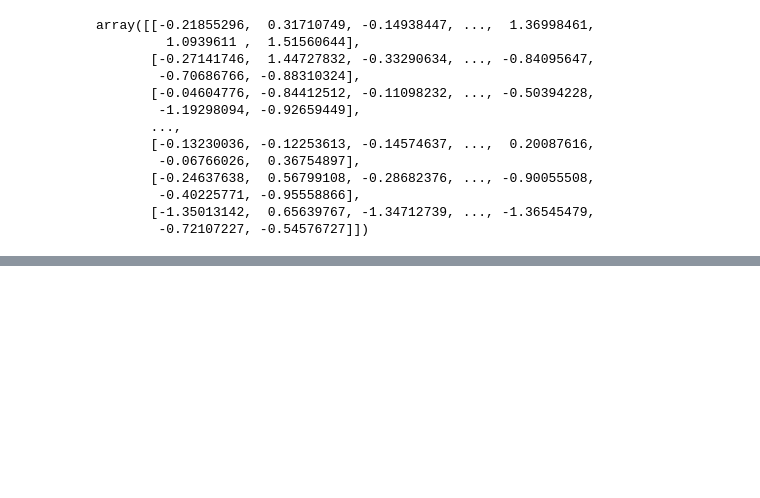
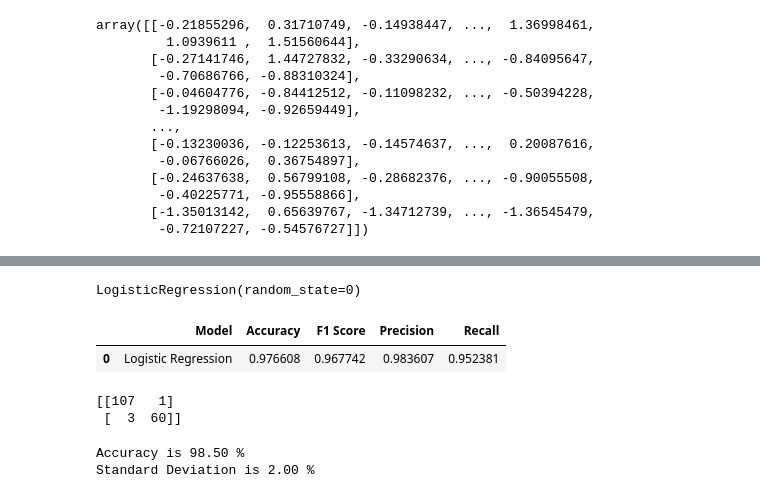
Before and after one commit to emmanuelepp/ml-projects, a Jupyter notebook: cancer-detection/cancerdetection.ipynb, the cells around one changed output, grey strips where cells are left out. Cells and saved outputs as stored; diff of their text form; code cells hidden in the pictures; blank space fills up the shorter version.

Commit message:
fix logistic regression

```diff
--- a/cancer-detection/cancerdetection.ipynb
+++ b/cancer-detection/cancerdetection.ipynb
@@ -259,0 +267,25 @@ array([[-0.21855296,  0.31710749, -0.14938447, ...,  1.36998461,
+# %%
+classifier_lr.fit(x_train,y_train)
+# %% [output]
+LogisticRegression(random_state=0)
+# %%
+y_prediction = classifier_lr.predict(x_test)
+# %%
+accuracy = accuracy_score(y_test,y_prediction)
+f1 = f1_score(y_test,y_prediction)
+prec = precision_score(y_test,y_prediction)
+rec = recall_score(y_test,y_prediction)
+# %%
+results = pd.DataFrame([['Logistic Regression', accuracy, f1, prec, rec]],
+               columns = ['Model', 'Accuracy', 'F1 Score', 'Precision', 'Recall'])
+# %%
+results
+# %% [output]
+|  | Model | Accuracy | F1 Score | Precision | Recall |
+| 0 | Logistic Regression | 0.976608 | 0.967742 | 0.983607 | 0.952381 |
+# %%
+confusion_m = confusion_matrix(y_test,y_prediction)
+print(confusion_m)
+# %% [output]
+[[107   1]
+ [  3  60]]
@@ -259,0 +295,6 @@ array([[-0.21855296,  0.31710749, -0.14938447, ...,  1.36998461,
+# %%
+print("Accuracy is {:.2f} %".format(acc.mean()*100))
+print("Standard Deviation is {:.2f} %".format(acc.std()*100))
+# %% [output]
+Accuracy is 98.50 %
+Standard Deviation is 2.00 %
```
Also changed, not shown: parts of 4 cells of this notebook.
